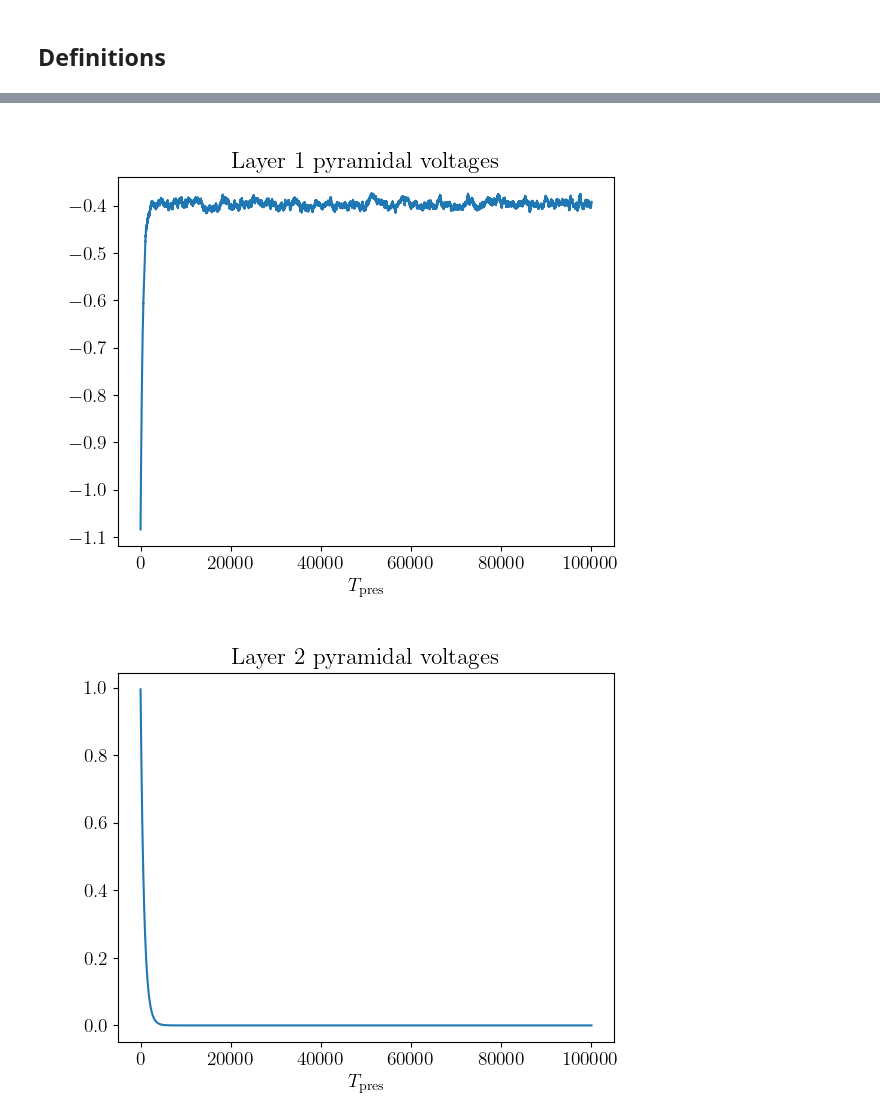
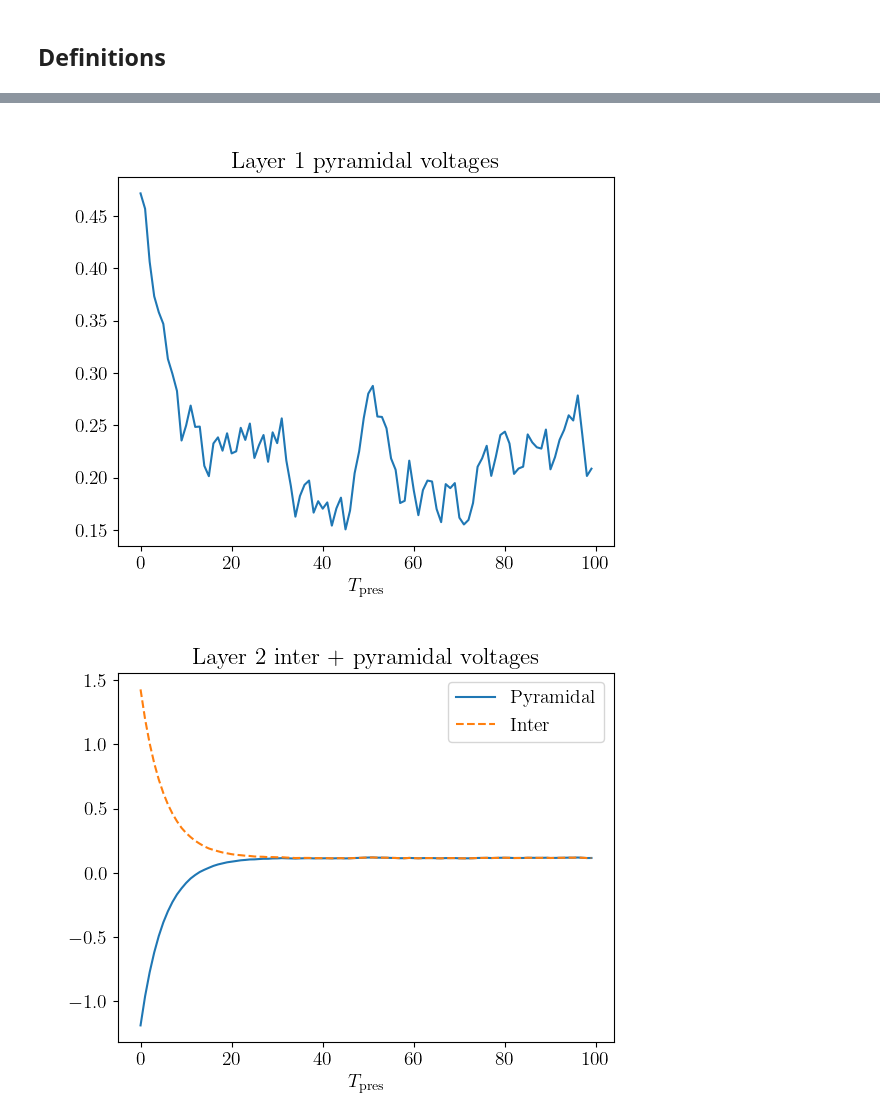
Before and after one commit to kma-code/Phaseless-Alignment-Learning, a Jupyter notebook: RtDeep/RtDeep simple demo.ipynb, the cells around one changed output, grey strips where cells are left out. Drawn from its saved outputs; the diff is of its cells as text; code cells hidden in the pictures.

```diff
--- a/RtDeep/RtDeep simple demo.ipynb
+++ b/RtDeep/RtDeep simple demo.ipynb
@@ -32,5 +32,5 @@ import pandas as pd
 dt = 0.01 # in ms
 tauxi = 10 * dt
 Tpres = 100 * dt
-num_Tpres = 1000 * Tpres # total simulation time
+Ttot = 100 * Tpres # total simulation time
 # %%
@@ -81,8 +83,11 @@ for i in range(1, len(layers)-1):
 # %%
 # input rates: random inputs
 
-r0_random = np.random.uniform(0, 1, size=(int(num_Tpres / dt), layers[0]))
+r0_random = np.random.uniform(0, 1, size=(int(Tpres / dt), layers[0]))
+r0_random = np.repeat(r0_random, int(Ttot / Tpres), axis=0)
 # %%
-mc1 = model(dt, tauxi, Tpres, 'FA', relu, d_relu, layers, uP_init, uI_init, WPP_init, WIP_init, BPP_init, BPI_init,
+mc1 = model(dt, tauxi, Tpres, 'FA', logistic, d_logistic, layers,
+            uP_init=uP_init, uI_init=uI_init,
+            WPP_init=WPP_init, WIP_init=WIP_init, BPP_init=BPP_init, BPI_init=BPI_init,
             gl=gl, gden=gden, gbas=gbas, gapi=gapi, gnI=gnI, gntgt=gntgt,
             eta_fw=eta_fw, eta_bw=eta_bw, eta_PI=eta_PI, eta_IP=eta_IP)
@@ -97,3 +93,0 @@ mc1.get_voltages()
-# %%
-for i in range(10):
-    mc1.evolve_voltages()
@@ -167,33 +171,43 @@ uI_time_series = [u[1] for u in u_time_series]
 # %%
-for i in range(len(layers[1:])):
+for i in range(len(layers[1:-1])):
     fig, ax = plt.subplots()
     uP = np.array([uP[i] for uP in uP_time_series])
     ax.plot(uP)
     plt.yscale('linear')
     label = '$T_{ \mathrm{pres}} $'
     plt.xlabel(label)
     plt.title(f'Layer {i+1} pyramidal voltages')
     plt.show()
 
-fig, ax = plt.subplots()
+# fig, ax = plt.subplots()
 uI = np.array(uI_time_series).reshape(-1, np.array(uI_time_series).shape[-1])
-ax.plot(uI, '--')
-plt.yscale('linear')
-label = '$T_{ \mathrm{pres}} $'
-plt.xlabel(label)
-plt.title(f'Layer {len(layers)-1} interneuron voltages')
-plt.show()
+# ax.plot(uI, '--')
+# plt.yscale('linear')
+# label = '$T_{ \mathrm{pres}} $'
+# plt.xlabel(label)
+# plt.title(f'Layer {len(layers)-1} interneuron voltages')
+# plt.show()
 
 fig, ax = plt.subplots()
 uP = np.array([uP[-1] for uP in uP_time_series])
 ax.plot(uP, label='Pyramidal')
 ax.plot(uI, '--', label='Inter')
 plt.yscale('linear')
 label = '$T_{ \mathrm{pres}} $'
 plt.xlabel(label)
 plt.title(f'Layer {len(layers)-1} inter + pyramidal voltages')
 plt.legend()
 plt.show()
+
+
+fig, ax = plt.subplots()
+vapi = np.array(vapi_time_series).reshape(-1, np.array(uI_time_series).shape[-1])
+ax.plot(vapi, '--')
+# plt.yscale('log')
+label = '$T_{ \mathrm{pres}} $'
+plt.xlabel(label)
+plt.title(f'Layer {len(layers)-1} apical voltages')
+plt.show()
 # %% [output]
-[figure, old version]
+[figure, new version]
-[figure, old version]
+[figure, new version]
```
Also changed, not shown: parts of 27 cells of this notebook, 1 other file.
